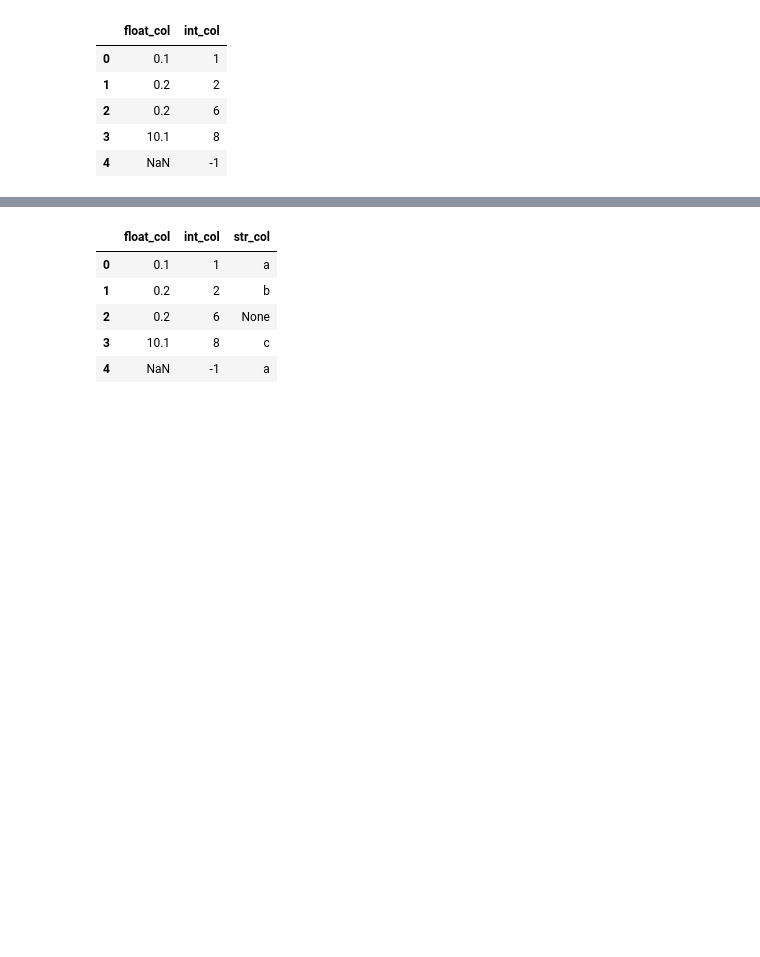
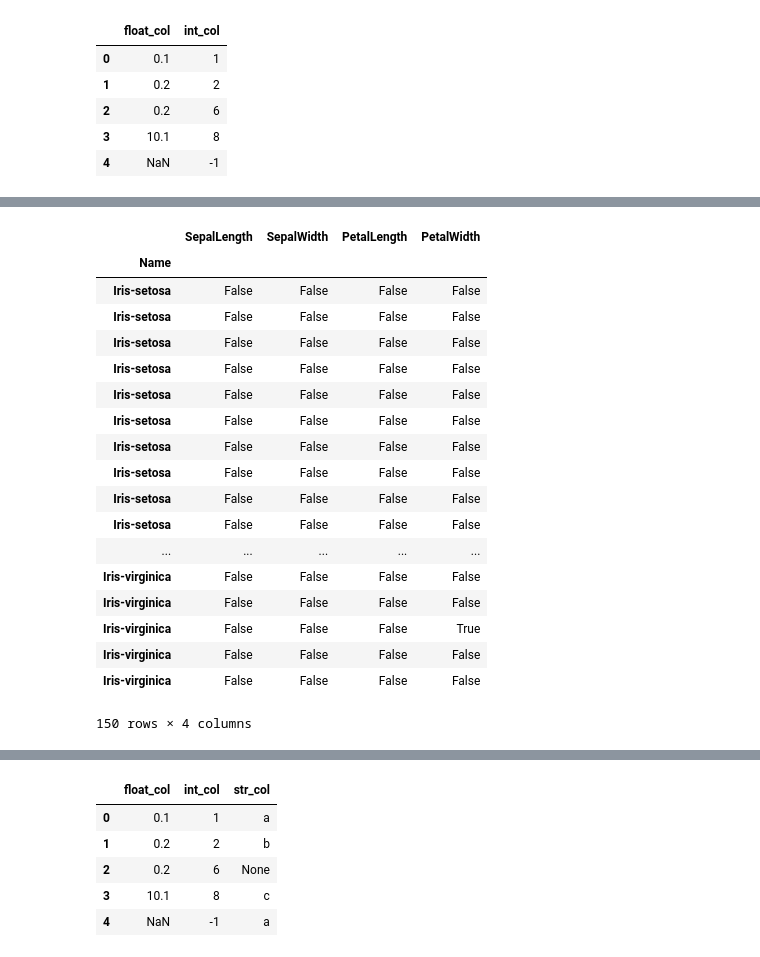
Before and after one commit to Thatguy027/CMBD, a Jupyter notebook: Scripts/CMBD_Pandas_Commands_Intro.ipynb, the cells around one changed output, grey strips where cells are left out. Saved outputs shown, nothing was run; the diff lists cells and outputs as text; code cells hidden in the pictures; blank space fills up the shorter version.

```diff
--- a/Scripts/CMBD_Pandas_Commands_Intro.ipynb
+++ b/Scripts/CMBD_Pandas_Commands_Intro.ipynb
@@ -82 +218,23 @@ df.loc[:,'float_col':'str_col']
+# %%
+mask
+# %% [output]
+|  | SepalLength | SepalWidth | PetalLength | PetalWidth |
+| Name |  |  |  |  |
+| Iris-setosa | False | False | False | False |
+| Iris-setosa | False | False | False | False |
+| Iris-setosa | False | False | False | False |
+| Iris-setosa | False | False | False | False |
+| Iris-setosa | False | False | False | False |
+| Iris-setosa | False | False | False | False |
+| Iris-setosa | False | False | False | False |
+| Iris-setosa | False | False | False | False |
+| Iris-setosa | False | False | False | False |
+| Iris-setosa | False | False | False | False |
+| ... | ... | ... | ... | ... |
+| Iris-virginica | False | False | False | False |
+| Iris-virginica | False | False | False | False |
+| Iris-virginica | False | False | False | True |
+| Iris-virginica | False | False | False | False |
+| Iris-virginica | False | False | False | False |
+150 rows × 4 columns
 # %%
```
Also changed, not shown: parts of 34 cells of this notebook, 2 other files.
